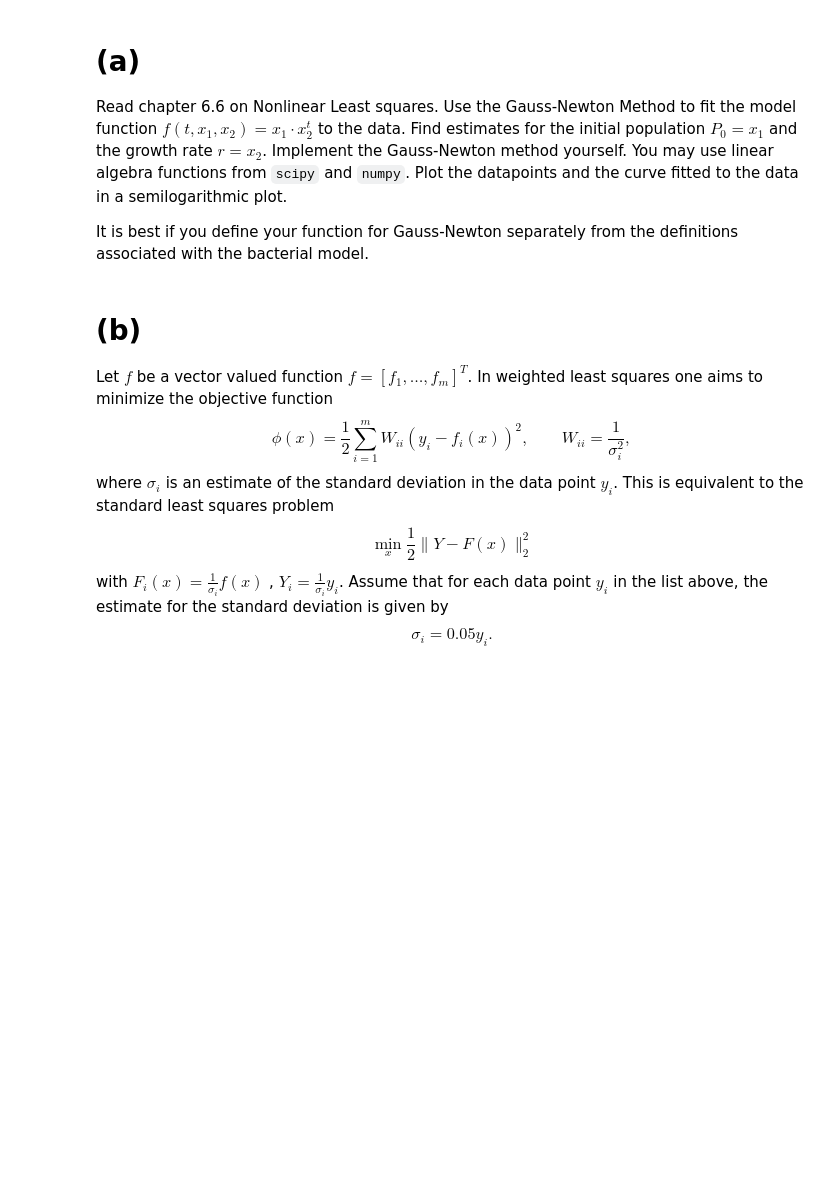
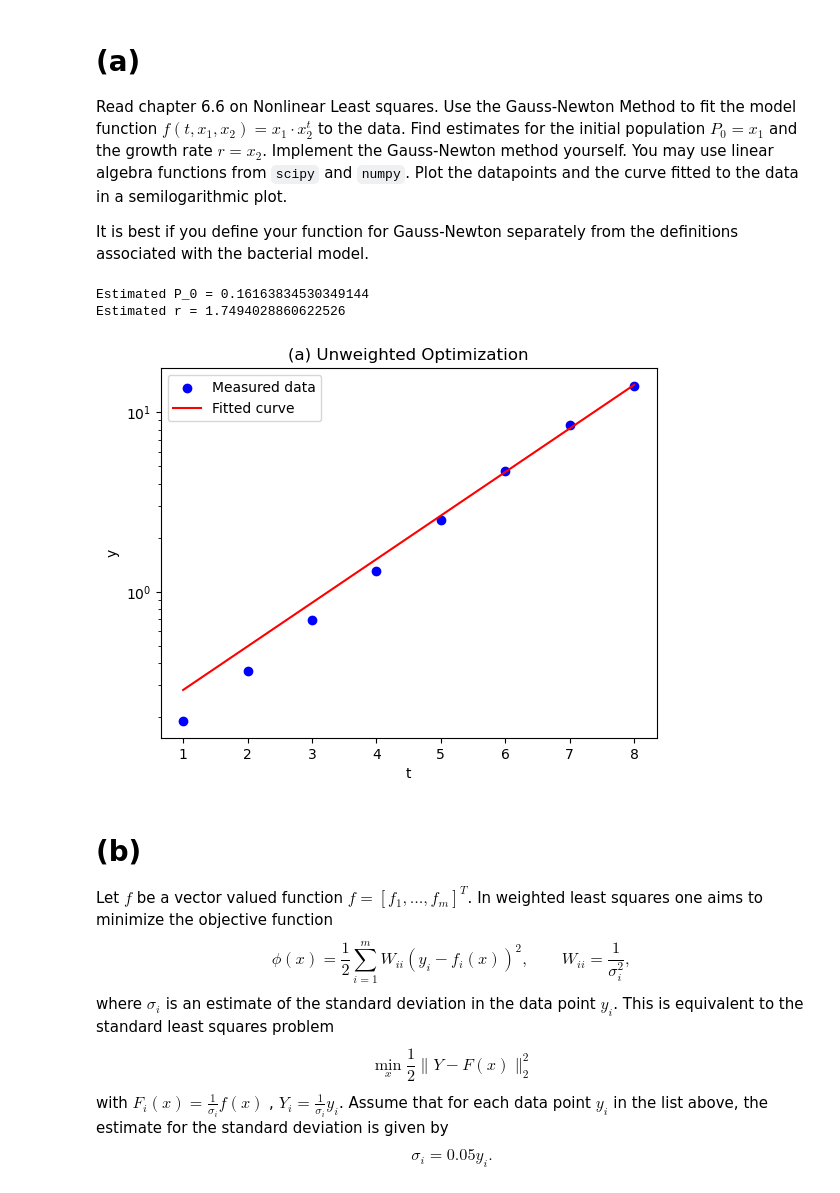
Before and after one commit to Terry-ZJ-Zhang/Numerical_Algorithm_Assignments, a Jupyter notebook: hw5/hw5_2023.ipynb, the cells around one changed output. Cells and saved outputs as stored; diff of their text form; code cells hidden in the pictures; blank space fills up the shorter version.

```diff
--- a/hw5/hw5_2023.ipynb
+++ b/hw5/hw5_2023.ipynb
@@ -32,8 +32,53 @@ Read chapter 6.6 on Nonlinear Least squares. Use the Gauss-Newton Method to fit
 It is best if you define your function for Gauss-Newton separately from the definitions associated with the bacterial model.
 # %%
 # define Gauss-Newton here
+from scipy.optimize import approx_fprime
+
+
+def gauss_newton(f, y, x0, max_iter=10000):
+    x = x0
+    epsilon = np.sqrt(np.finfo(float).eps)
+    for _ in range(max_iter):
+        # r = y - f, y is constant, so Jr = -Jf
+        Jr = -approx_fprime(x, f, epsilon)
+        neg_r = f(x) - y
+        s, *_ = np.linalg.lstsq(Jr, neg_r, rcond=None)
+        if np.linalg.norm(s) == 0:
+            break
+        x += s
+    return x
 # %%
 # make definitions for bacterial model and run Gauss-Newton here
+import matplotlib.pyplot as plt
+
+
+def make_bacterial_model(t):
+
+    def bacterial_model(x):
+        return x[0] * x[1]**t
+
+    return bacterial_model
+
+
+t = np.arange(1, len(data)+1)
+f = make_bacterial_model(t)
+x0 = np.array([1., 1.])
+x_a = gauss_newton(f, data, x0, max_iter=1000)
+print(f'Estimated P_0 = {x_a[0]}')
+print(f'Estimated r = {x_a[1]}')
+
+plt.figure()
+plt.title('(a) Unweighted Optimization')
+plt.scatter(t, data, label='Measured data', c='b')
+plt.semilogy(t, f(x_a), label='Fitted curve', c='r')
+plt.legend()
+plt.xlabel('t')
+plt.ylabel('y')
+plt.show()
+# %% [output]
+Estimated P_0 = 0.16163834530349144
+Estimated r = 1.7494028860622526
+[figure, added]
 # %% [markdown]
 # (b)
 Let $f$ be a vector valued function $f = [ f_1, \ldots, f_m ]^T$. In weighted least squares one aims to minimize the objective function
```
Also changed, not shown: parts of 4 cells of this notebook.
